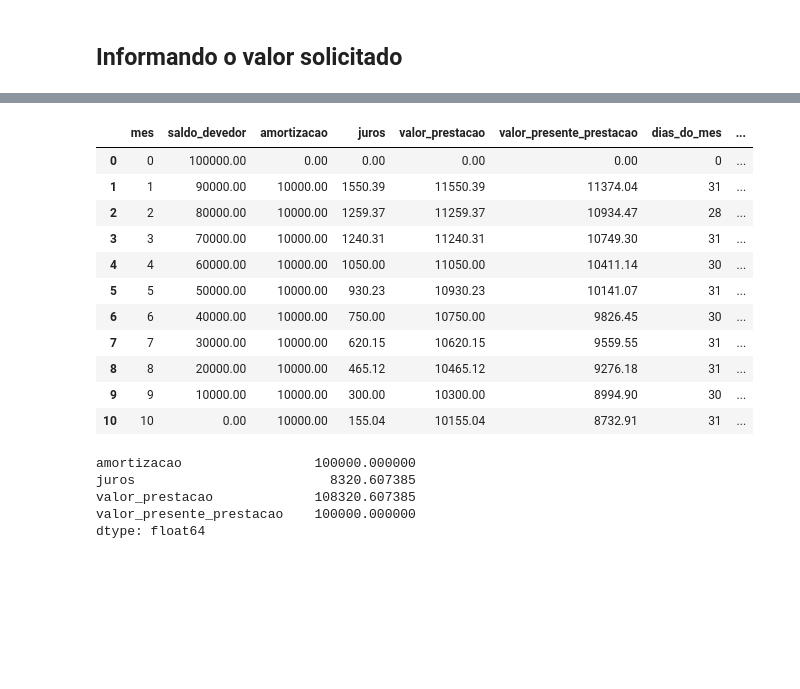
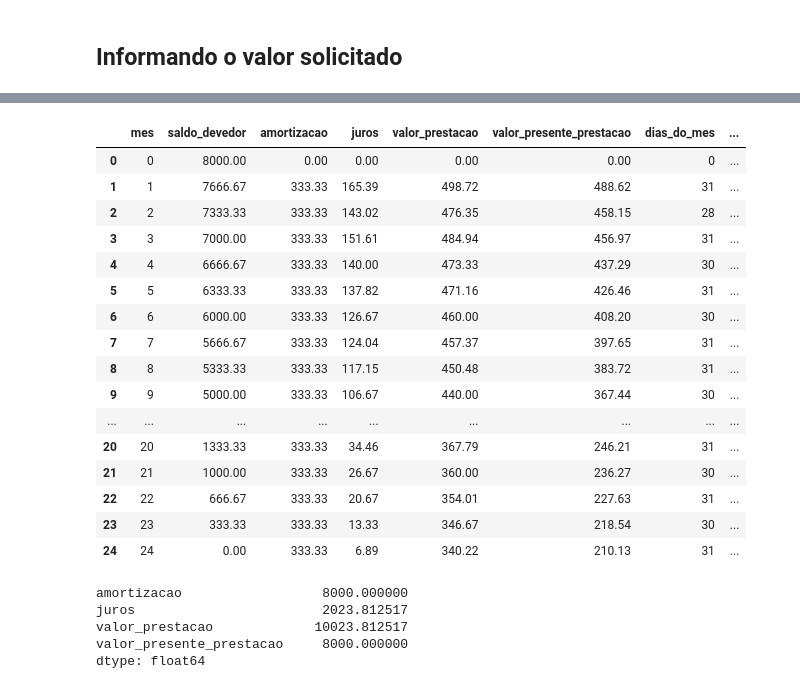
Before and after one commit to HenriqueCCdA/tabela_price, a Jupyter notebook: tabela_sac_juros_dia.ipynb, the cells around one changed output, grey strips where cells are left out. Saved outputs shown, nothing was run; the diff lists cells and outputs as text; code cells hidden in the pictures; blank space fills up the shorter version.

```diff
--- a/tabela_sac_juros_dia.ipynb
+++ b/tabela_sac_juros_dia.ipynb
@@ -32,11 +32,11 @@ Onde:
 # %% [markdown]
 ## Informando o valor solicitado
 # %%
-taxa_mensal = 0.015
-valor_solicitado = 100_000
-numero_de_prestacoes = 12
-data_liberacao = date(2021, 1, 5)
-dia_vencimento_parcela = 5
+taxa_mensal = 0.02
+valor_solicitado = 8_000
+numero_de_prestacoes = 24
+data_liberacao = date(2021, 1, 15)
+dia_vencimento_parcela = 15
 meses_de_carencia = 0
 # %%
 taxa_dia = taxa_mensal_para_dia(taxa_mensal)
@@ -92,6 +96,8 @@ tabela['dias_do_mes'].append(0)
 tabela['dias_acumulados'].append(0)
 tabela['data_vencimento'].append(0)
 tabela['tipo'].append('Inicial')
+tabela['juros_formula'].append(0)
+tabela['total_dias'].append(0)
 
 for mes in range(1, meses_de_carencia + 1):
 
@@ -116,6 +122,8 @@ for mes in range(1, meses_de_carencia + 1):
     tabela['dias_acumulados'].append(dias_acumulados)
     tabela['data_vencimento'].append(dia_vencimento_atual)
     tabela['tipo'].append('carencia')
+    tabela['juros_formula'].append(0)
+
 
 amortizacao = saldo_devedor / numero_de_prestacoes
 print(f"{amortizacao=:10.2f}")
@@ -144,4 +152,8 @@ for mes in range(meses_de_carencia + 1, meses_de_carencia + numero_de_prestacoes
     tabela['valor_prestacao'].append(valor_da_prestacao)
     tabela['valor_presente_prestacao'].append(vpresente(valor_da_prestacao, taxa_dia, dias_acumulados))
     tabela['tipo'].append('parcela')
+
+    juros_formula = amortizacao * (numero_de_prestacoes - mes + 1) * ((1 + taxa_dia) ** dias_do_mes - 1)
+    tabela['juros_formula'].append(juros_formula)
+    tabela['total_dias'].append(total_dias)
 # %% [output]
@@ -149,32 +177,38 @@ amortizacao=   8333.33
 # %%
 tabela_valor_solicidado_dado = pd.DataFrame(tabela)
 tabela_valor_solicidado_dado.style.format({
     'dias_parcela': '{:d}',
     'dias_acumulados': '{:d}',
     'saldo_devedor': '{:.2f}',
     'amortizacao': '{:.2f}',
     'juros': '{:.2f}',
     'valor_prestacao': '{:.2f}',
-    'valor_presente_prestacao': '{:.2f}'
+    'valor_presente_prestacao': '{:.2f}',
+    'juros_formula': '{:.2f}',
 })
 # %% [output]
 |  | mes | saldo_devedor | amortizacao | juros | valor_prestacao | valor_presente_prestacao | dias_do_mes | ... |
-| 0 | 0 | 100000.00 | 0.00 | 0.00 | 0.00 | 0.00 | 0 | ... |
-| 1 | 1 | 90000.00 | 10000.00 | 1550.39 | 11550.39 | 11374.04 | 31 | ... |
-| 2 | 2 | 80000.00 | 10000.00 | 1259.37 | 11259.37 | 10934.47 | 28 | ... |
-| 3 | 3 | 70000.00 | 10000.00 | 1240.31 | 11240.31 | 10749.30 | 31 | ... |
-| 4 | 4 | 60000.00 | 10000.00 | 1050.00 | 11050.00 | 10411.14 | 30 | ... |
-| 5 | 5 | 50000.00 | 10000.00 | 930.23 | 10930.23 | 10141.07 | 31 | ... |
-| 6 | 6 | 40000.00 | 10000.00 | 750.00 | 10750.00 | 9826.45 | 30 | ... |
-| 7 | 7 | 30000.00 | 10000.00 | 620.15 | 10620.15 | 9559.55 | 31 | ... |
-| 8 | 8 | 20000.00 | 10000.00 | 465.12 | 10465.12 | 9276.18 | 31 | ... |
-| 9 | 9 | 10000.00 | 10000.00 | 300.00 | 10300.00 | 8994.90 | 30 | ... |
-| 10 | 10 | 0.00 | 10000.00 | 155.04 | 10155.04 | 8732.91 | 31 | ... |
+| 0 | 0 | 8000.00 | 0.00 | 0.00 | 0.00 | 0.00 | 0 | ... |
+| 1 | 1 | 7666.67 | 333.33 | 165.39 | 498.72 | 488.62 | 31 | ... |
+| 2 | 2 | 7333.33 | 333.33 | 143.02 | 476.35 | 458.15 | 28 | ... |
+| 3 | 3 | 7000.00 | 333.33 | 151.61 | 484.94 | 456.97 | 31 | ... |
+| 4 | 4 | 6666.67 | 333.33 | 140.00 | 473.33 | 437.29 | 30 | ... |
+| 5 | 5 | 6333.33 | 333.33 | 137.82 | 471.16 | 426.46 | 31 | ... |
+| 6 | 6 | 6000.00 | 333.33 | 126.67 | 460.00 | 408.20 | 30 | ... |
+| 7 | 7 | 5666.67 | 333.33 | 124.04 | 457.37 | 397.65 | 31 | ... |
+| 8 | 8 | 5333.33 | 333.33 | 117.15 | 450.48 | 383.72 | 31 | ... |
+| 9 | 9 | 5000.00 | 333.33 | 106.67 | 440.00 | 367.44 | 30 | ... |
+| ... | ... | ... | ... | ... | ... | ... | ... | ... |
+| 20 | 20 | 1333.33 | 333.33 | 34.46 | 367.79 | 246.21 | 31 | ... |
+| 21 | 21 | 1000.00 | 333.33 | 26.67 | 360.00 | 236.27 | 30 | ... |
+| 22 | 22 | 666.67 | 333.33 | 20.67 | 354.01 | 227.63 | 31 | ... |
+| 23 | 23 | 333.33 | 333.33 | 13.33 | 346.67 | 218.54 | 30 | ... |
+| 24 | 24 | 0.00 | 333.33 | 6.89 | 340.22 | 210.13 | 31 | ... |
 # %%
 tabela_valor_solicidado_dado[['amortizacao', 'juros', 'valor_prestacao', 'valor_presente_prestacao']].sum()
 # %% [output]
-amortizacao                 100000.000000
-juros                         8320.607385
-valor_prestacao             108320.607385
-valor_presente_prestacao    100000.000000
+amortizacao                  8000.000000
+juros                        2023.812517
+valor_prestacao             10023.812517
+valor_presente_prestacao     8000.000000
 dtype: float64
```
Also changed, not shown: parts of 4 cells of this notebook, 1 other file.
